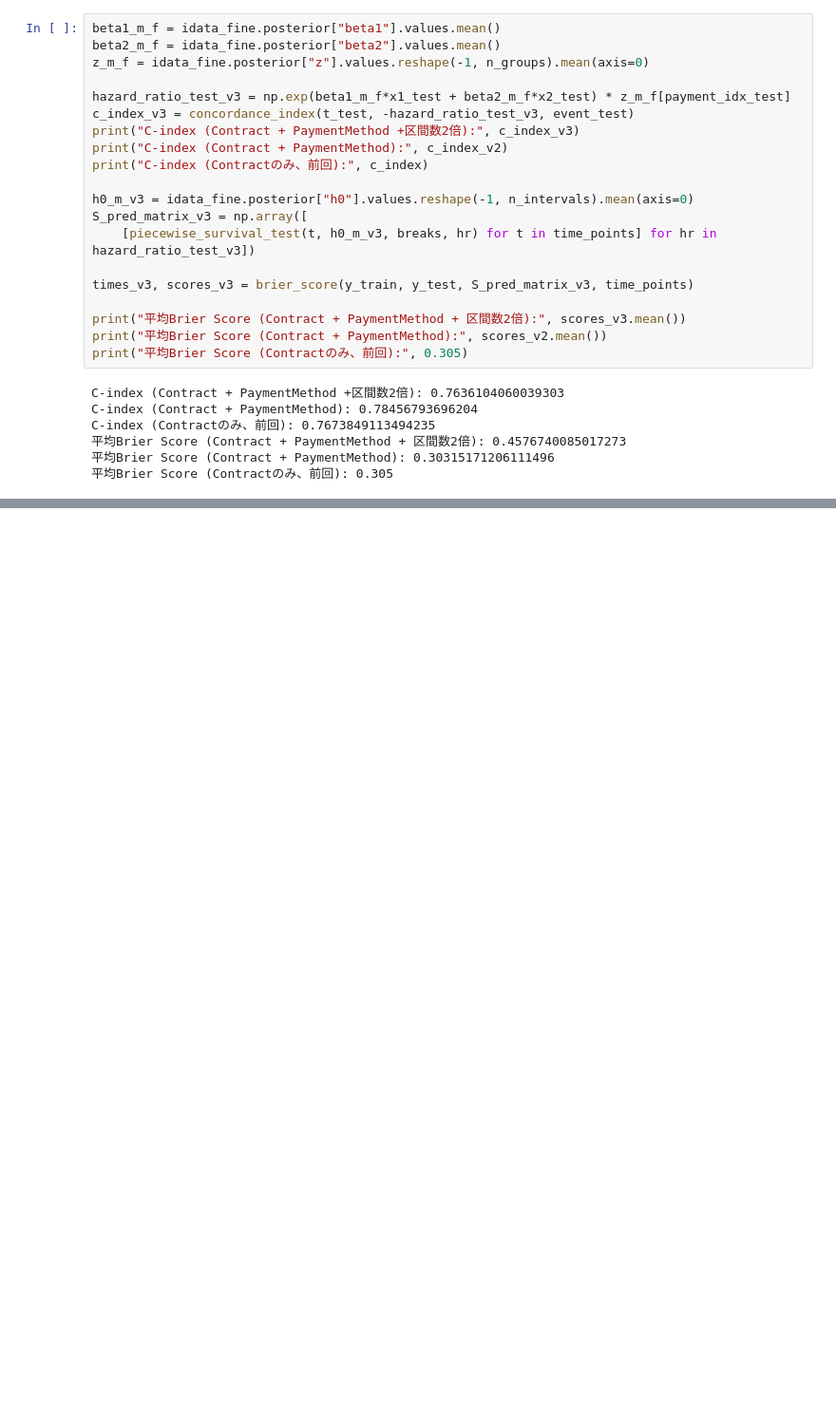
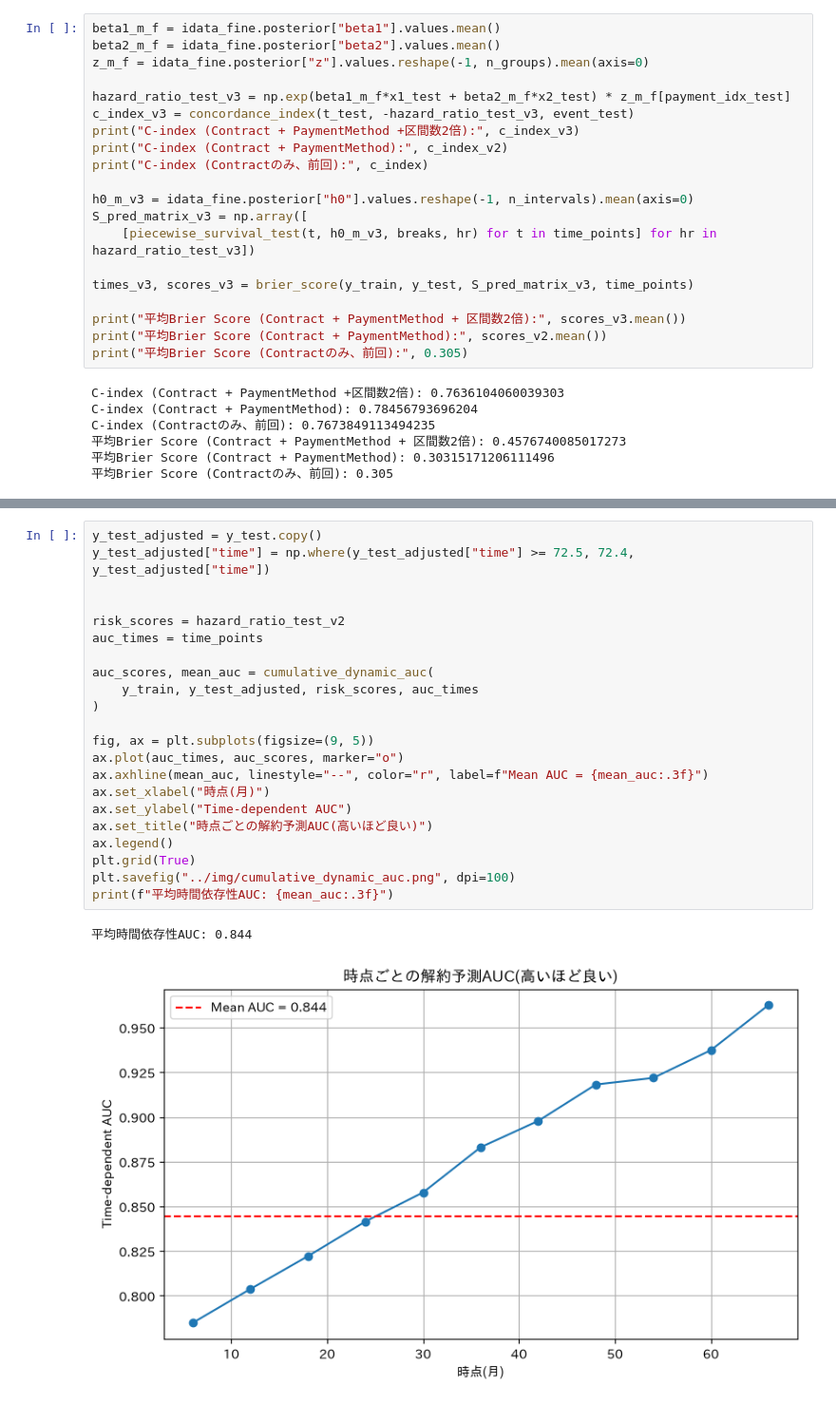
Before and after one commit to karahashimanato/bayesian-hazard-models, a Jupyter notebook: notebooks/validation.ipynb, the cells around one changed output, grey strips where cells are left out. Shown at 95% size. Drawn from its saved outputs; the diff is of its cells as text; blank space fills up the shorter version.

```diff
--- a/notebooks/validation.ipynb
+++ b/notebooks/validation.ipynb
@@ -266,0 +332,25 @@ C-index (Contractのみ、前回): 0.7673849113494235
+# %%
+y_test_adjusted = y_test.copy()
+y_test_adjusted["time"] = np.where(y_test_adjusted["time"] >= 72.5, 72.4, y_test_adjusted["time"])
+
+
+risk_scores = hazard_ratio_test_v2
+auc_times = time_points
+
+auc_scores, mean_auc = cumulative_dynamic_auc(
+    y_train, y_test_adjusted, risk_scores, auc_times
+)
+
+fig, ax = plt.subplots(figsize=(9, 5))
+ax.plot(auc_times, auc_scores, marker="o")
+ax.axhline(mean_auc, linestyle="--", color="r", label=f"Mean AUC = {mean_auc:.3f}")
+ax.set_xlabel("時点(月)")
+ax.set_ylabel("Time-dependent AUC")
+ax.set_title("時点ごとの解約予測AUC(高いほど良い)")
+ax.legend()
+plt.grid(True)
+plt.savefig("../img/cumulative_dynamic_auc.png", dpi=100)
+print(f"平均時間依存性AUC: {mean_auc:.3f}")
+# %% [output]
+平均時間依存性AUC: 0.844
+[figure, added]
```
Also changed, not shown: parts of 7 cells of this notebook, 3 other files.
